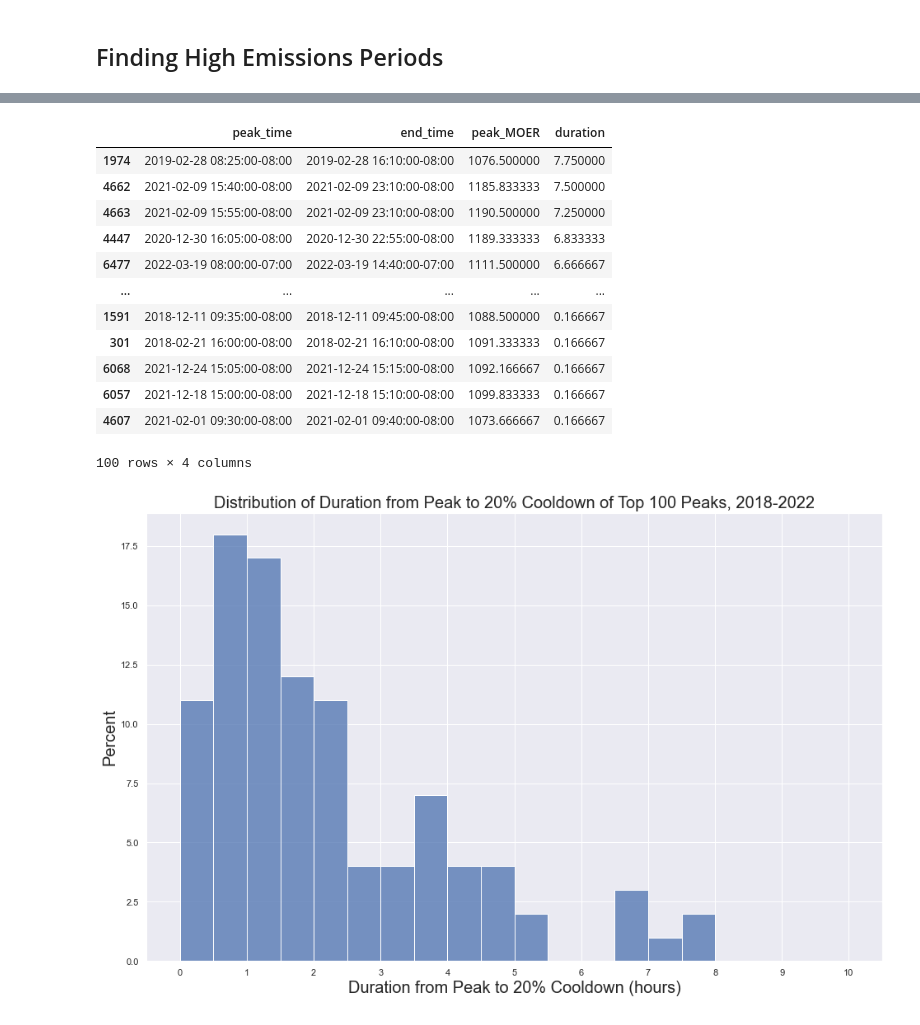
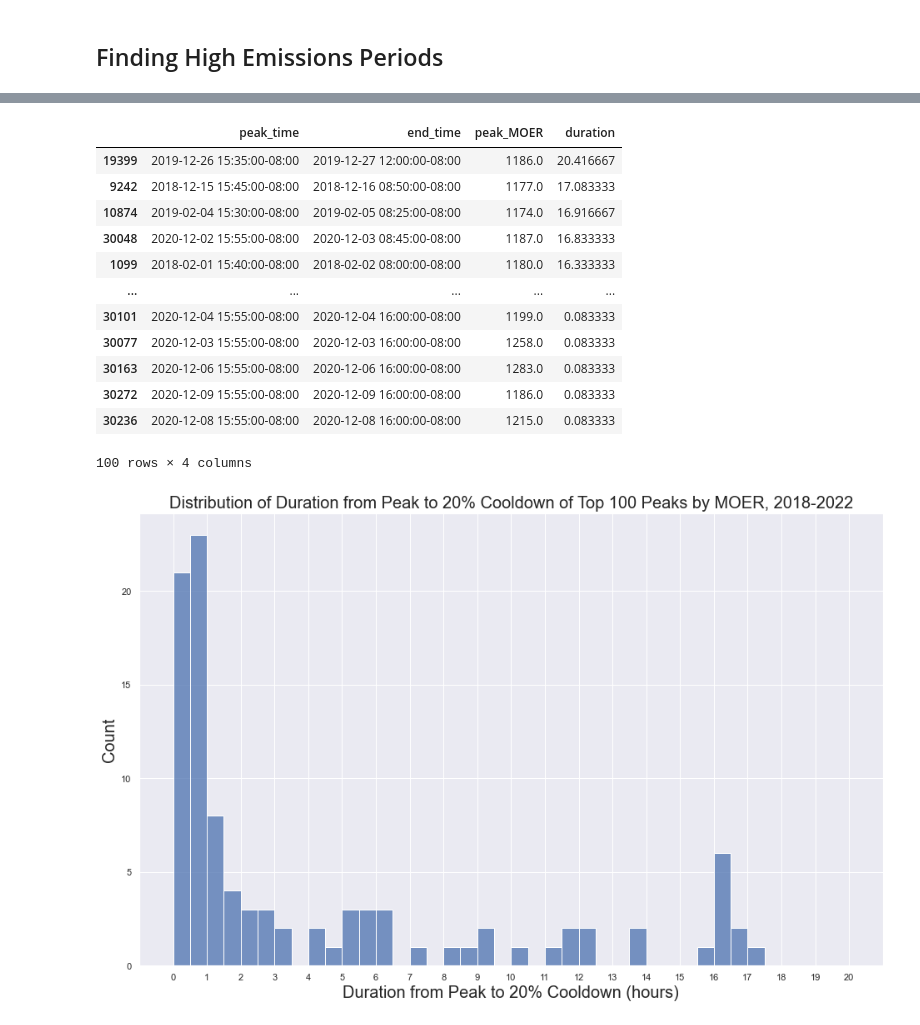
Before and after one commit to utkarshapets/load-shift-emissions, a Jupyter notebook: Wattime High Emission Period Analysis.ipynb, the cells around one changed output, grey strips where cells are left out. Saved outputs shown, nothing was run; the diff lists cells and outputs as text; code cells hidden in the pictures.

```diff
--- a/Wattime High Emission Period Analysis.ipynb
+++ b/Wattime High Emission Period Analysis.ipynb
@@ -255,8 +288,8 @@ def get_extreme_peaks_by_percentile(percentile, waking_hours_only=False):
 
     return data.iloc[peak_indices]
 # %%
-def get_extreme_peaks_by_value(cutoff, waking_hours_only=False):
-        """
+def get_extreme_peaks_by_value(cutoff, waking_hours_only=False, datatype="MOER"):
+    """
     Returns all extreme peaks where the peak MOER is in the specified cutoff of all MOER data
 
     percentile - MOER cutoff that determines the threshold for an extreme peak
@@ -268,11 +301,20 @@ def get_extreme_peaks_by_value(cutoff, waking_hours_only=False):
     else:
         data = df
 
-    data = data.reset_index()
+    data = data.reset_index(drop=True)
 
-    moers = data["MOER_rolling"]
+
+    if datatype == "MOER":
+        moers = data["MOER"]
+    elif datatype == "MOER_rolling":
+        moers = data["MOER_rolling"]
+    elif datatype == "MOER_hourly_average":
+        data = data.iloc[::12, :]
+        data = data.reset_index(drop=True)
+        moers = data["MOER_hourly_average"]
+
     peak_indices = []
-    for i in range(1, len(moers) - 1):
+    for i in range(1, len(moers)):
         if moers[i] >= cutoff and moers[i-1] < moers[i] and moers[i+1] < moers[i]:
             peak_indices.append(i)
 
@@ -312,5 +359,5 @@ get_extreme_peaks_by_value(1000, waking_hours_only=True)
 # %%
-def get_top_n_extreme_intervals(n, percent_reduction_from_peak, waking_hours_only=False):
+def get_top_n_extreme_intervals(n, percent_reduction_from_peak, waking_hours_only=False, datatype="MOER"):
     """
     Returns a table with information about the n most extreme peaks (by smoothed MOER value).
         The interval is categorized as the time from the peak to the specified percent reduction from the peak
@@ -325,24 +372,32 @@ def get_top_n_extreme_intervals(n, percent_reduction_from_peak, waking_hours_onl
     else:
         data = df
 
-    data = data.reset_index()
+    data = data.reset_index(drop=True)
+
+    if datatype == "MOER":
+        moers = data["MOER"]
+    elif datatype == "MOER_rolling":
+        moers = data["MOER_rolling"]
+    elif datatype == "MOER_hourly_average":
+        data = data.iloc[::12, :]
+        data = data.reset_index(drop=True)
+        moers = data["MOER_hourly_average"]
 
     intervals = pd.DataFrame(columns=["peak_time", "end_time", "peak_MOER"])
-    peaks = get_extreme_peaks_by_value(0, waking_hours_only=waking_hours_only)
+    peaks = get_extreme_peaks_by_value(750, waking_hours_only=waking_hours_only)
 
     for i in peaks.index:
-        peak = peaks["MOER_rolling"][i]
+        peak = peaks[datatype][i]
         goal = peak * (1 - percent_reduction_from_peak / 100)
 
         end_index = i
-        while end_index < len(data) - 1 and data["MOER_rolling"][end_index] > goal:
+        while end_index < len(data) - 1 and data[datatype][end_index] > goal:
             end_index += 1
 
         peak_time = data["date_PT"][i]
         end_time = data["date_PT"][end_index]
 
-        if peak_time.day == end_time.day:
-            intervals.loc[len(intervals)] = [peak_time, end_time, peak]
+        intervals.loc[len(intervals)] = [peak_time, end_time, peak]
 
     intervals["duration"] = intervals["end_time"] - intervals["peak_time"]
     intervals["duration"] = [td.seconds / 3600 for td in intervals["duration"]]
@@ -381,28 +433,28 @@ ax;
 # %%
-top_100_20_percent = get_top_n_extreme_intervals(100, 20, waking_hours_only=True)
+top_100_20_percent = get_top_n_extreme_intervals(100, 20, waking_hours_only=True, datatype="MOER")
 top_100_20_percent.sort_values("duration", ascending=False)
 # %% [output]
 |  | peak_time | end_time | peak_MOER | duration |
-| 1974 | 2019-02-28 08:25:00-08:00 | 2019-02-28 16:10:00-08:00 | 1076.500000 | 7.750000 |
-| 4662 | 2021-02-09 15:40:00-08:00 | 2021-02-09 23:10:00-08:00 | 1185.833333 | 7.500000 |
-| 4663 | 2021-02-09 15:55:00-08:00 | 2021-02-09 23:10:00-08:00 | 1190.500000 | 7.250000 |
-| 4447 | 2020-12-30 16:05:00-08:00 | 2020-12-30 22:55:00-08:00 | 1189.333333 | 6.833333 |
-| 6477 | 2022-03-19 08:00:00-07:00 | 2022-03-19 14:40:00-07:00 | 1111.500000 | 6.666667 |
+| 19399 | 2019-12-26 15:35:00-08:00 | 2019-12-27 12:00:00-08:00 | 1186.0 | 20.416667 |
+| 9242 | 2018-12-15 15:45:00-08:00 | 2018-12-16 08:50:00-08:00 | 1177.0 | 17.083333 |
+| 10874 | 2019-02-04 15:30:00-08:00 | 2019-02-05 08:25:00-08:00 | 1174.0 | 16.916667 |
+| 30048 | 2020-12-02 15:55:00-08:00 | 2020-12-03 08:45:00-08:00 | 1187.0 | 16.833333 |
+| 1099 | 2018-02-01 15:40:00-08:00 | 2018-02-02 08:00:00-08:00 | 1180.0 | 16.333333 |
 | ... | ... | ... | ... | ... |
-| 1591 | 2018-12-11 09:35:00-08:00 | 2018-12-11 09:45:00-08:00 | 1088.500000 | 0.166667 |
-| 301 | 2018-02-21 16:00:00-08:00 | 2018-02-21 16:10:00-08:00 | 1091.333333 | 0.166667 |
-| 6068 | 2021-12-24 15:05:00-08:00 | 2021-12-24 15:15:00-08:00 | 1092.166667 | 0.166667 |
-| 6057 | 2021-12-18 15:00:00-08:00 | 2021-12-18 15:10:00-08:00 | 1099.833333 | 0.166667 |
-| 4607 | 2021-02-01 09:30:00-08:00 | 2021-02-01 09:40:00-08:00 | 1073.666667 | 0.166667 |
+| 30101 | 2020-12-04 15:55:00-08:00 | 2020-12-04 16:00:00-08:00 | 1199.0 | 0.083333 |
+| 30077 | 2020-12-03 15:55:00-08:00 | 2020-12-03 16:00:00-08:00 | 1258.0 | 0.083333 |
+| 30163 | 2020-12-06 15:55:00-08:00 | 2020-12-06 16:00:00-08:00 | 1283.0 | 0.083333 |
+| 30272 | 2020-12-09 15:55:00-08:00 | 2020-12-09 16:00:00-08:00 | 1186.0 | 0.083333 |
+| 30236 | 2020-12-08 15:55:00-08:00 | 2020-12-08 16:00:00-08:00 | 1215.0 | 0.083333 |
 100 rows × 4 columns
 # %%
-ax = sns.histplot(data=top_100_20_percent, x="duration", stat="percent", binwidth=0.5, binrange=[0, 10]);
-ax.set(xticks=range(0, 11))
+ax = sns.histplot(data=top_100_20_percent, x="duration", stat="count", binwidth=0.5, binrange=[0, 20]);
+ax.set(xticks=range(0, 21))
 ax.set(title="")
-ax.set_ylabel("Percent", fontsize = 20)
+ax.set_ylabel("Count", fontsize = 20)
 ax.set_xlabel("Duration from Peak to 20% Cooldown (hours)", fontsize = 20)
-ax.set_title("Distribution of Duration from Peak to 20% Cooldown of Top 100 Peaks, 2018-2022", fontsize=20)
+ax.set_title("Distribution of Duration from Peak to 20% Cooldown of Top 100 Peaks by MOER, 2018-2022", fontsize=20)
 ax;
 # %% [output]
-[figure, old version]
+[figure, new version]
 # %%
```
Also changed, not shown: parts of 29 cells of this notebook, 2 other files.
